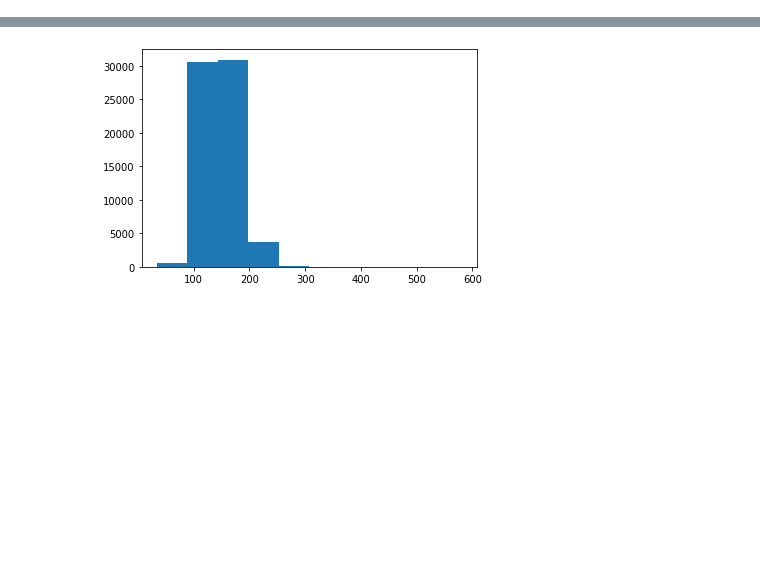
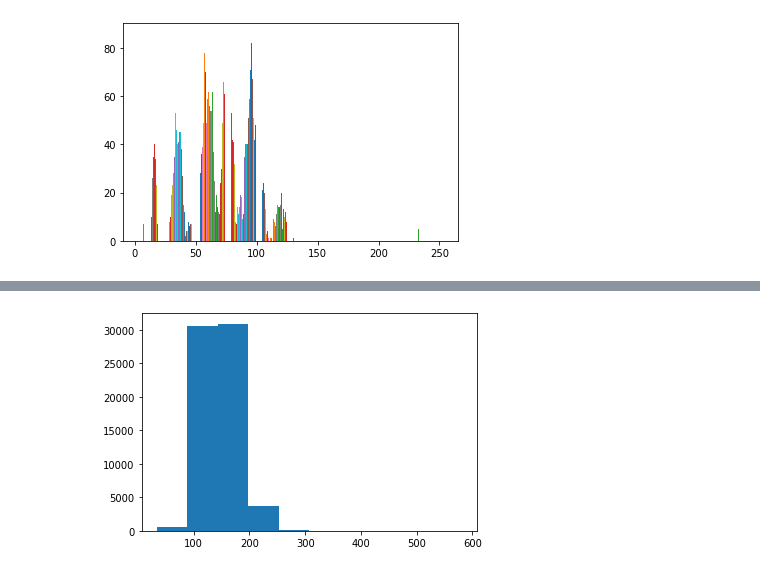
Before and after one commit to Ersboll/Using-Deep-Learning-to-classify-grain-kernels-and-grain-damages, a Jupyter notebook: src/Data investigation.ipynb, the cells around one changed output, grey strips where cells are left out. Drawn from its saved outputs; the diff is of its cells as text; code cells hidden in the pictures; blank space fills up the shorter version.

```diff
--- a/src/Data investigation.ipynb
+++ b/src/Data investigation.ipynb
@@ -38,3 +38,8 @@ for folder in classes:
 for i in range(len(all_file_names)):
     for j in range(len(all_file_names[i])):
         all_file_names[i][j] = classes[i]+'/'+all_file_names[i][j]
+# %%
+plt.hist(temp_im[:,:,1])
+plt.show()
+# %% [output]
+[figure, added]
```
Also changed, not shown: parts of 4 cells of this notebook, 2 other files.
